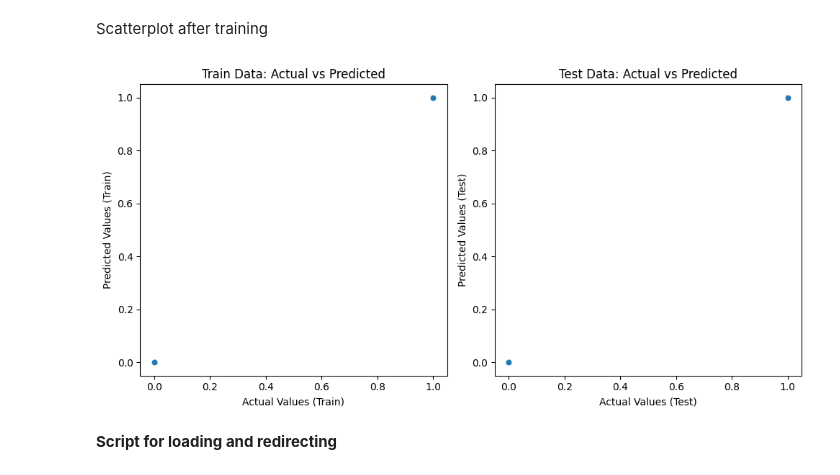
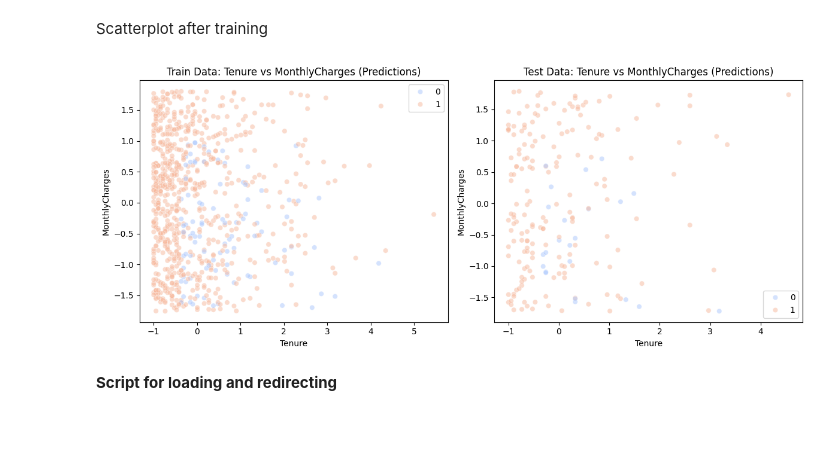
Before and after one commit to nmarizani/linear_regression_model, a Jupyter notebook: summative/linear_regression/multivariate.ipynb, the cells around one changed output. Drawn from its saved outputs; the diff is of its cells as text; code cells hidden in the pictures; blank space fills up the shorter version.

Commit message:
Scatterplot after predictions with 2 features

```diff
--- a/summative/linear_regression/multivariate.ipynb
+++ b/summative/linear_regression/multivariate.ipynb
@@ -332,30 +334,41 @@ Scatterplot after training
 # %%
 import matplotlib.pyplot as plt
 import seaborn as sns
+import pandas as pd
+
+# Convert X_train and X_test back to DataFrames
+X_train_df = pd.DataFrame(X_train, columns=correct_columns)
+X_test_df = pd.DataFrame(X_test, columns=correct_columns)
+
+# Choose two features to visualize
+feature_x = "Tenure"  # Change this to any feature name
+feature_y = "MonthlyCharges"  # Change this to any feature name
 
 # Predictions on training and test sets
 y_train_pred = model.predict(X_train)
 y_test_pred = model.predict(X_test)
 
-# Scatter plot of actual vs predicted values
-plt.figure(figsize=(10, 5))
+# Scatter plot for chosen features vs model predictions
+plt.figure(figsize=(12, 5))
 
+# Train Data Plot
 plt.subplot(1, 2, 1)
-sns.scatterplot(x=y_train, y=y_train_pred, alpha=0.5)
-plt.xlabel("Actual Values (Train)")
-plt.ylabel("Predicted Values (Train)")
-plt.title("Train Data: Actual vs Predicted")
+sns.scatterplot(x=X_train_df[feature_x], y=X_train_df[feature_y], hue=y_train_pred, alpha=0.5, palette="coolwarm")
+plt.xlabel(feature_x)
+plt.ylabel(feature_y)
+plt.title(f"Train Data: {feature_x} vs {feature_y} (Predictions)")
 
+# Test Data Plot
 plt.subplot(1, 2, 2)
-sns.scatterplot(x=y_test, y=y_test_pred, alpha=0.5)
-plt.xlabel("Actual Values (Test)")
-plt.ylabel("Predicted Values (Test)")
-plt.title("Test Data: Actual vs Predicted")
+sns.scatterplot(x=X_test_df[feature_x], y=X_test_df[feature_y], hue=y_test_pred, alpha=0.5, palette="coolwarm")
+plt.xlabel(feature_x)
+plt.ylabel(feature_y)
+plt.title(f"Test Data: {feature_x} vs {feature_y} (Predictions)")
 
 plt.tight_layout()
 plt.show()
 # %% [output]
-[figure, old version]
+[figure, new version]
 # %% [markdown]
 **Script for loading and redirecting**
 # %%
```
Also changed, not shown: parts of 1 cell of this notebook.
